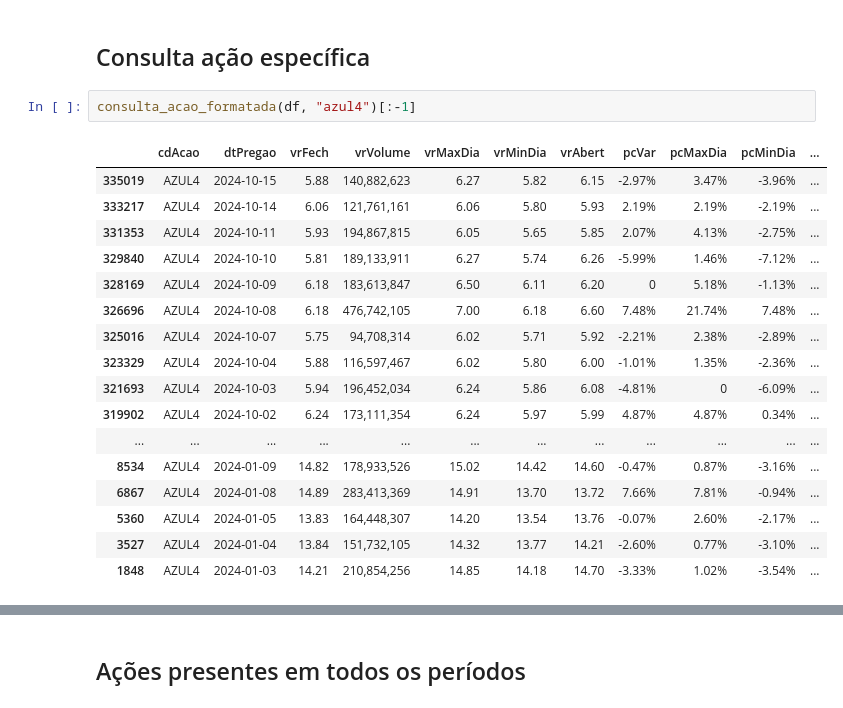
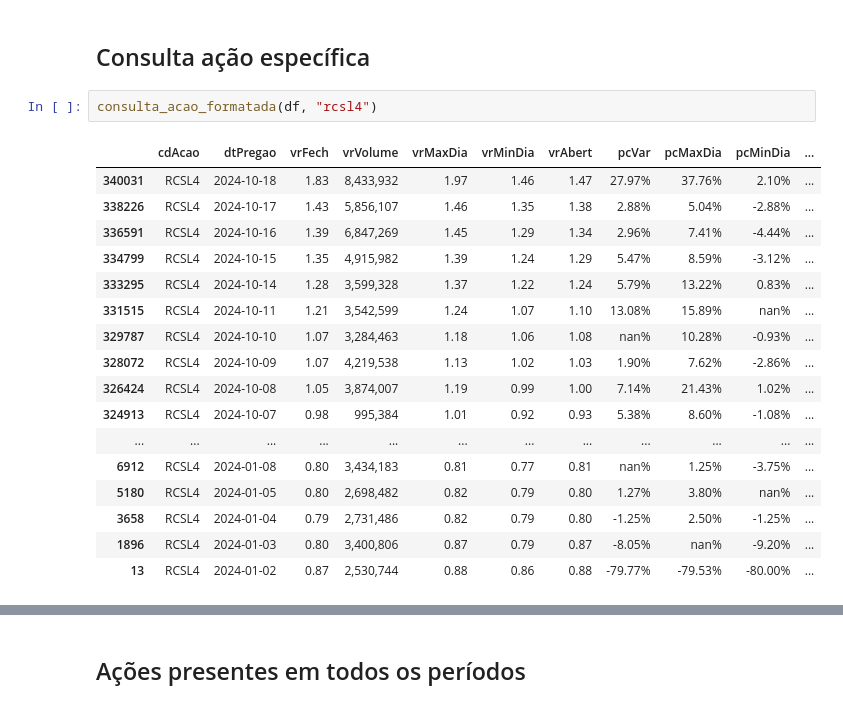
Before and after one commit to alexandre-esmeraldo/StockManager, a Jupyter notebook: StockManager_Processamento.ipynb, the cells around one changed output, grey strips where cells are left out. Drawn from its saved outputs; the diff is of its cells as text.

```diff
--- a/StockManager_Processamento.ipynb
+++ b/StockManager_Processamento.ipynb
@@ -260,25 +257,25 @@ printmd(f'**<div class={font_color}>{hoje}, Status {a}</div>**')
 # %% [markdown]
 ## Consulta ação específica
 # %%
-consulta_acao_formatada(df, "azul4")[:-1]
+consulta_acao_formatada(df, "rcsl4")
 # %% [output]
 |  | cdAcao | dtPregao | vrFech | vrVolume | vrMaxDia | vrMinDia | vrAbert | pcVar | pcMaxDia | pcMinDia | ... |
-| 335019 | AZUL4 | 2024-10-15 | 5.88 | 140,882,623 | 6.27 | 5.82 | 6.15 | -2.97% | 3.47% | -3.96% | ... |
-| 333217 | AZUL4 | 2024-10-14 | 6.06 | 121,761,161 | 6.06 | 5.80 | 5.93 | 2.19% | 2.19% | -2.19% | ... |
-| 331353 | AZUL4 | 2024-10-11 | 5.93 | 194,867,815 | 6.05 | 5.65 | 5.85 | 2.07% | 4.13% | -2.75% | ... |
-| 329840 | AZUL4 | 2024-10-10 | 5.81 | 189,133,911 | 6.27 | 5.74 | 6.26 | -5.99% | 1.46% | -7.12% | ... |
-| 328169 | AZUL4 | 2024-10-09 | 6.18 | 183,613,847 | 6.50 | 6.11 | 6.20 | 0 | 5.18% | -1.13% | ... |
-| 326696 | AZUL4 | 2024-10-08 | 6.18 | 476,742,105 | 7.00 | 6.18 | 6.60 | 7.48% | 21.74% | 7.48% | ... |
-| 325016 | AZUL4 | 2024-10-07 | 5.75 | 94,708,314 | 6.02 | 5.71 | 5.92 | -2.21% | 2.38% | -2.89% | ... |
-| 323329 | AZUL4 | 2024-10-04 | 5.88 | 116,597,467 | 6.02 | 5.80 | 6.00 | -1.01% | 1.35% | -2.36% | ... |
-| 321693 | AZUL4 | 2024-10-03 | 5.94 | 196,452,034 | 6.24 | 5.86 | 6.08 | -4.81% | 0 | -6.09% | ... |
-| 319902 | AZUL4 | 2024-10-02 | 6.24 | 173,111,354 | 6.24 | 5.97 | 5.99 | 4.87% | 4.87% | 0.34% | ... |
+| 340031 | RCSL4 | 2024-10-18 | 1.83 | 8,433,932 | 1.97 | 1.46 | 1.47 | 27.97% | 37.76% | 2.10% | ... |
+| 338226 | RCSL4 | 2024-10-17 | 1.43 | 5,856,107 | 1.46 | 1.35 | 1.38 | 2.88% | 5.04% | -2.88% | ... |
+| 336591 | RCSL4 | 2024-10-16 | 1.39 | 6,847,269 | 1.45 | 1.29 | 1.34 | 2.96% | 7.41% | -4.44% | ... |
+| 334799 | RCSL4 | 2024-10-15 | 1.35 | 4,915,982 | 1.39 | 1.24 | 1.29 | 5.47% | 8.59% | -3.12% | ... |
+| 333295 | RCSL4 | 2024-10-14 | 1.28 | 3,599,328 | 1.37 | 1.22 | 1.24 | 5.79% | 13.22% | 0.83% | ... |
+| 331515 | RCSL4 | 2024-10-11 | 1.21 | 3,542,599 | 1.24 | 1.07 | 1.10 | 13.08% | 15.89% | nan% | ... |
+| 329787 | RCSL4 | 2024-10-10 | 1.07 | 3,284,463 | 1.18 | 1.06 | 1.08 | nan% | 10.28% | -0.93% | ... |
+| 328072 | RCSL4 | 2024-10-09 | 1.07 | 4,219,538 | 1.13 | 1.02 | 1.03 | 1.90% | 7.62% | -2.86% | ... |
+| 326424 | RCSL4 | 2024-10-08 | 1.05 | 3,874,007 | 1.19 | 0.99 | 1.00 | 7.14% | 21.43% | 1.02% | ... |
+| 324913 | RCSL4 | 2024-10-07 | 0.98 | 995,384 | 1.01 | 0.92 | 0.93 | 5.38% | 8.60% | -1.08% | ... |
 | ... | ... | ... | ... | ... | ... | ... | ... | ... | ... | ... | ... |
-| 8534 | AZUL4 | 2024-01-09 | 14.82 | 178,933,526 | 15.02 | 14.42 | 14.60 | -0.47% | 0.87% | -3.16% | ... |
-| 6867 | AZUL4 | 2024-01-08 | 14.89 | 283,413,369 | 14.91 | 13.70 | 13.72 | 7.66% | 7.81% | -0.94% | ... |
-| 5360 | AZUL4 | 2024-01-05 | 13.83 | 164,448,307 | 14.20 | 13.54 | 13.76 | -0.07% | 2.60% | -2.17% | ... |
-| 3527 | AZUL4 | 2024-01-04 | 13.84 | 151,732,105 | 14.32 | 13.77 | 14.21 | -2.60% | 0.77% | -3.10% | ... |
-| 1848 | AZUL4 | 2024-01-03 | 14.21 | 210,854,256 | 14.85 | 14.18 | 14.70 | -3.33% | 1.02% | -3.54% | ... |
+| 6912 | RCSL4 | 2024-01-08 | 0.80 | 3,434,183 | 0.81 | 0.77 | 0.81 | nan% | 1.25% | -3.75% | ... |
+| 5180 | RCSL4 | 2024-01-05 | 0.80 | 2,698,482 | 0.82 | 0.79 | 0.80 | 1.27% | 3.80% | nan% | ... |
+| 3658 | RCSL4 | 2024-01-04 | 0.79 | 2,731,486 | 0.82 | 0.79 | 0.80 | -1.25% | 2.50% | -1.25% | ... |
+| 1896 | RCSL4 | 2024-01-03 | 0.80 | 3,400,806 | 0.87 | 0.79 | 0.87 | -8.05% | nan% | -9.20% | ... |
+| 13 | RCSL4 | 2024-01-02 | 0.87 | 2,530,744 | 0.88 | 0.86 | 0.88 | -79.77% | -79.53% | -80.00% | ... |
 # %%
 buttons = widgets.HBox(lista_buttons)
 widgets.VBox([buttons, output])
```
Also changed, not shown: parts of 22 cells of this notebook.
